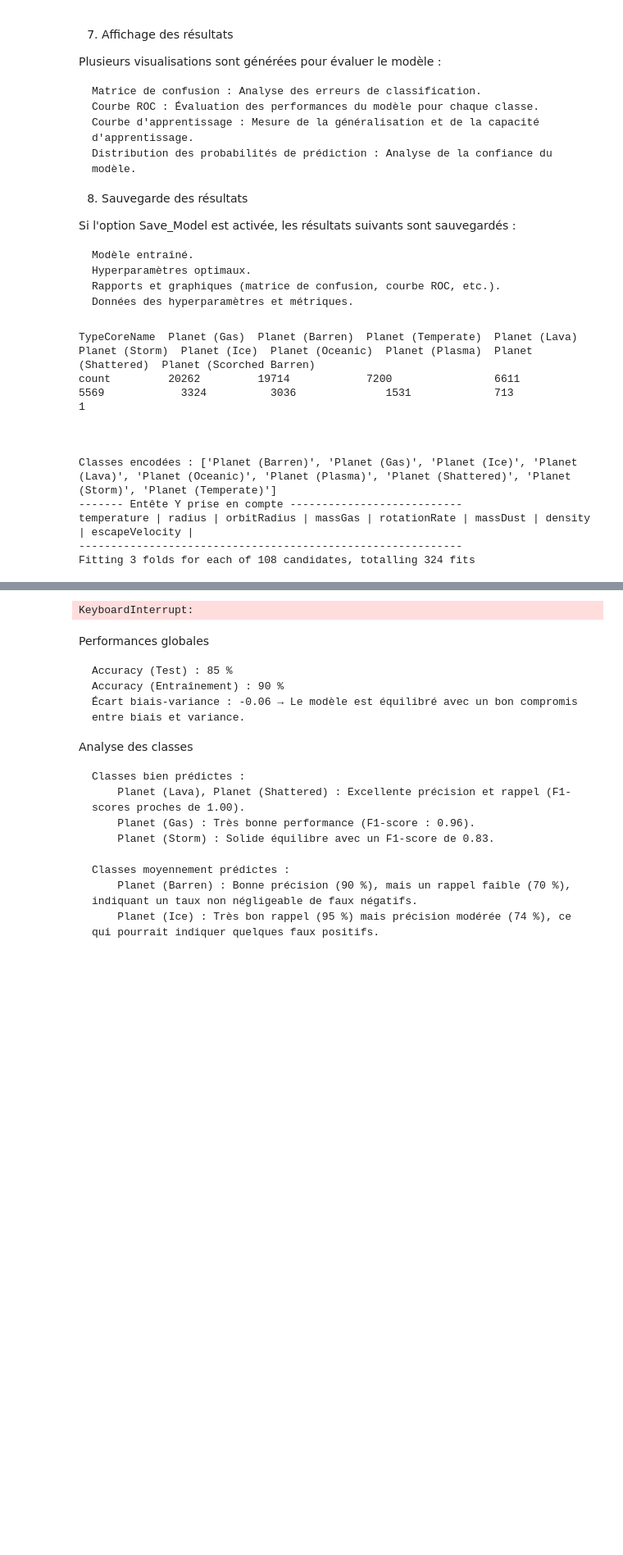
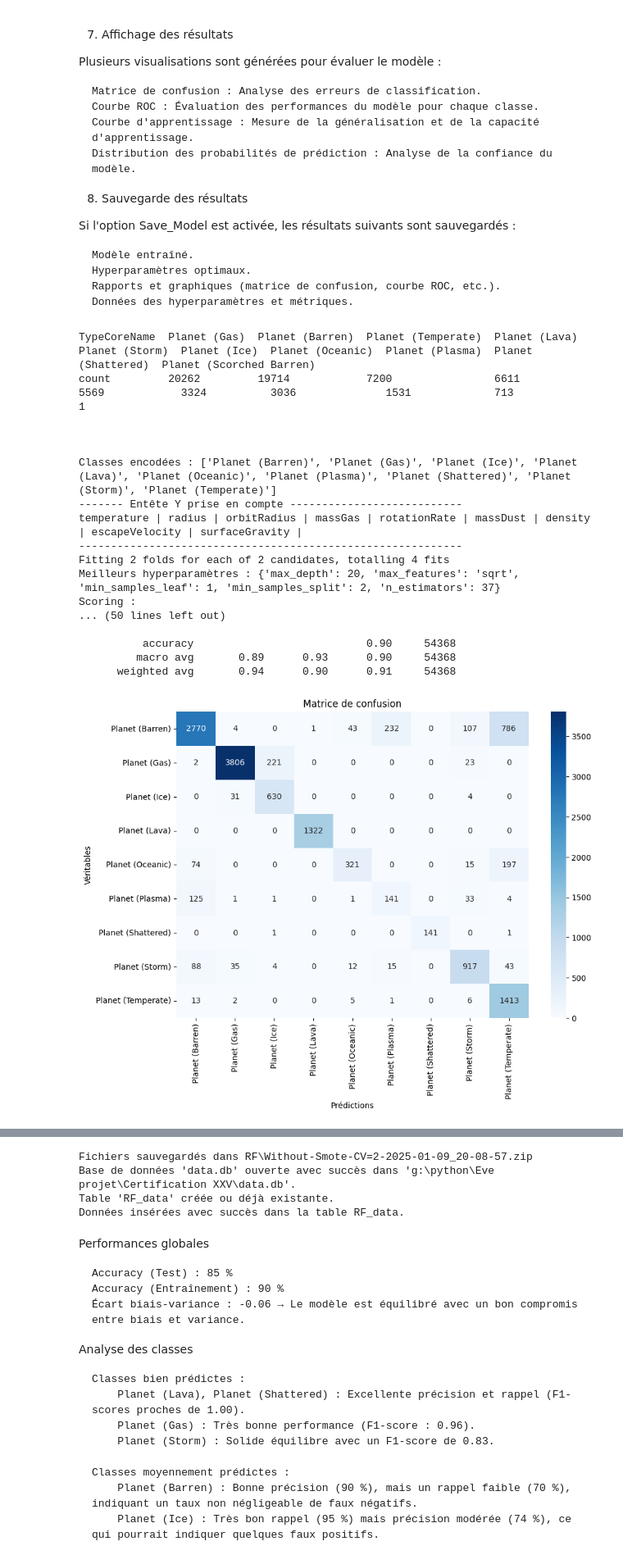
Before and after one commit to baussant/AI-Astronomique, a Jupyter notebook: Projet.ipynb, the cells around one changed output, grey strips where cells are left out. Shown at 82% size. Drawn from its saved outputs; the diff is of its cells as text; code cells hidden in the pictures; blank space fills up the shorter version.

Commit message:
Fin projet avant revision
Demande vérification finale

```diff
--- a/Projet.ipynb
+++ b/Projet.ipynb
@@ -438,13 +438,8 @@ sampling_strategy = False     # Stratégie de la distribution des données pour
 sampling_number = 7200       # Nombre d'échantillon pour le SMOTE
 Save_Model = True            # Sauvegarde les paramètres et le modèle dans fichier Zip dans le Répertoire RF
 
-if smote_status== False:        # Si le SMOTE est désactivé
-    sampling_strategy = False   # La stratégie de distribution est désactivée
-    sampling_number = 0         # Le nombre d'échantillon est à 0
 
-if sampling_strategy == False:  # Si la stratégie de distribution est désactivée
-    sampling_number = 0         # Le nombre d'échantillon est à 0
-
+"""
 smote_status = False
 sampling_strategy = False
 sampling_number = 0
@@ -456,44 +451,58 @@ param_grid = {
 'min_samples_leaf': [1,2,5],
 'max_features': ['sqrt', 'log2']
 }
-
+"""
 
 # Simulation avec les paramètres suivants pour la Random Forest
 """
 smote_status = False
 sampling_strategy = False
 sampling_number = 0
 CV_data = 2
 param_grid = {'n_estimators': [37],'max_depth': [20],'min_samples_split': [2],'min_samples_leaf': [1],'max_features': ['sqrt', 'log2']}
 """
 # Fin paramètre des simulations
 
-"""
-smote_status = True
+
+smote_status = False
 sampling_strategy = False
 sampling_number = 0
-CV_data = 3
-param_grid = {'n_estimators': [60],'max_depth': [20],'min_samples_split': [2],'min_samples_leaf': [1],'max_features': ['sqrt', 'log2']}
-"""
+CV_data = 2
+param_grid = {'n_estimators': [37],'max_depth': [20],'min_samples_split': [2],'min_samples_leaf': [1],'max_features': ['sqrt', 'log2']}
 
+
+if smote_status== False:        # Si le SMOTE est désactivé
+    sampling_strategy = False   # La stratégie de distribution est désactivée
+    sampling_number = 0         # Le nombre d'échantillon est à 0
+
+if sampling_strategy == False:  # Si la stratégie de distribution est désactivée
+    sampling_number = 0         # Le nombre d'échantillon est à 0
 # On utilise le dataset des planètes voir si la RandomForest donne un résultat plus intéressant que la méthode K-NN
 df_data = df_planet.copy()
 
 # Grouper par 'TypeCoreName' et compter les occurrences de chaque type
 typecore_count = df_planet['TypeCoreName'].value_counts()
 typecore_table = typecore_count.to_frame().T  # Vision Horizontal
 print(typecore_table)
 print(f"\n\n")
 
 RandomForest2(sampling_strategy,sampling_number,smote_status,df_data,param_grid,CV_data,X_Chara,Y_Target,Echantillon_min,Save_Model)
 # %% [output]
 TypeCoreName  Planet (Gas)  Planet (Barren)  Planet (Temperate)  Planet (Lava)  Planet (Storm)  Planet (Ice)  Planet (Oceanic)  Planet (Plasma)  Planet (Shattered)  Planet (Scorched Barren)
 count         20262         19714            7200                6611           5569            3324          3036              1531             713                 1
 
 
 
 Classes encodées : ['Planet (Barren)', 'Planet (Gas)', 'Planet (Ice)', 'Planet (Lava)', 'Planet (Oceanic)', 'Planet (Plasma)', 'Planet (Shattered)', 'Planet (Storm)', 'Planet (Temperate)']
 ------- Entête Y prise en compte ---------------------------
-temperature | radius | orbitRadius | massGas | rotationRate | massDust | density | escapeVelocity |
+temperature | radius | orbitRadius | massGas | rotationRate | massDust | density | escapeVelocity | surfaceGravity |
 ------------------------------------------------------------
-Fitting 3 folds for each of 108 candidates, totalling 324 fits
+Fitting 2 folds for each of 2 candidates, totalling 4 fits
+Meilleurs hyperparamètres : {'max_depth': 20, 'max_features': 'sqrt', 'min_samples_leaf': 1, 'min_samples_split': 2, 'n_estimators': 37}
+Scoring :
+... (50 lines left out)
+
+          accuracy                           0.90     54368
+         macro avg       0.89      0.93      0.90     54368
+      weighted avg       0.94      0.90      0.91     54368
+[figure, added]
@@ -500,4 +512,7 @@ Fitting 3 folds for each of 108 candidates, totalling 324 fits
-KeyboardInterrupt:
+Fichiers sauvegardés dans RF\Without-Smote-CV=2-2025-01-09_20-08-57.zip
+Base de données 'data.db' ouverte avec succès dans 'g:\python\Eve projet\Certification XXV\data.db'.
+Table 'RF_data' créée ou déjà existante.
+Données insérées avec succès dans la table RF_data.
 # %% [markdown]
 Performances globales
 
```
Also changed, not shown: parts of 6 cells of this notebook, 15 other files.
